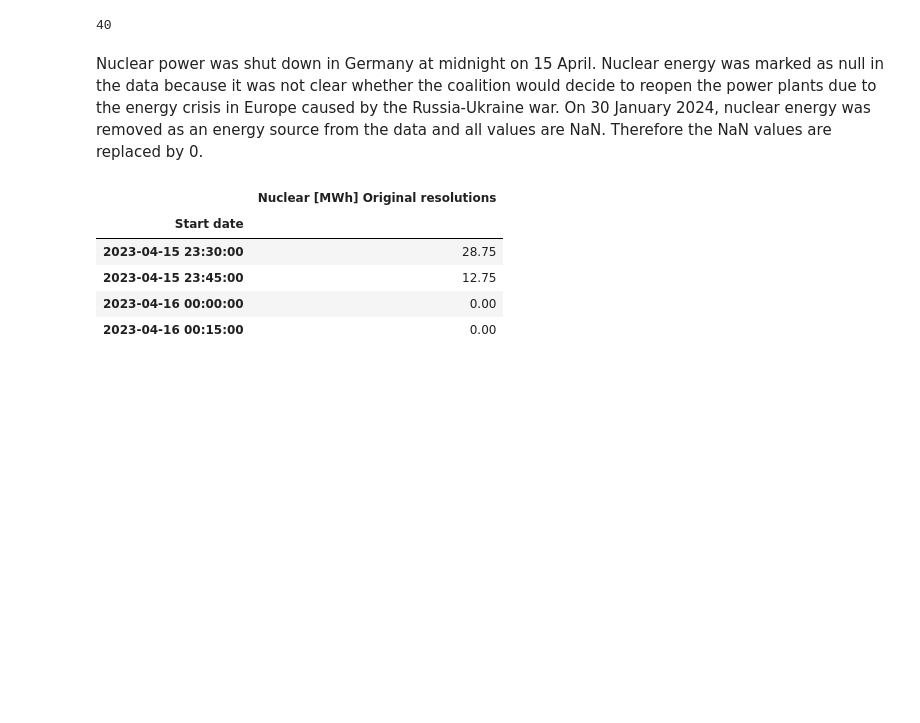
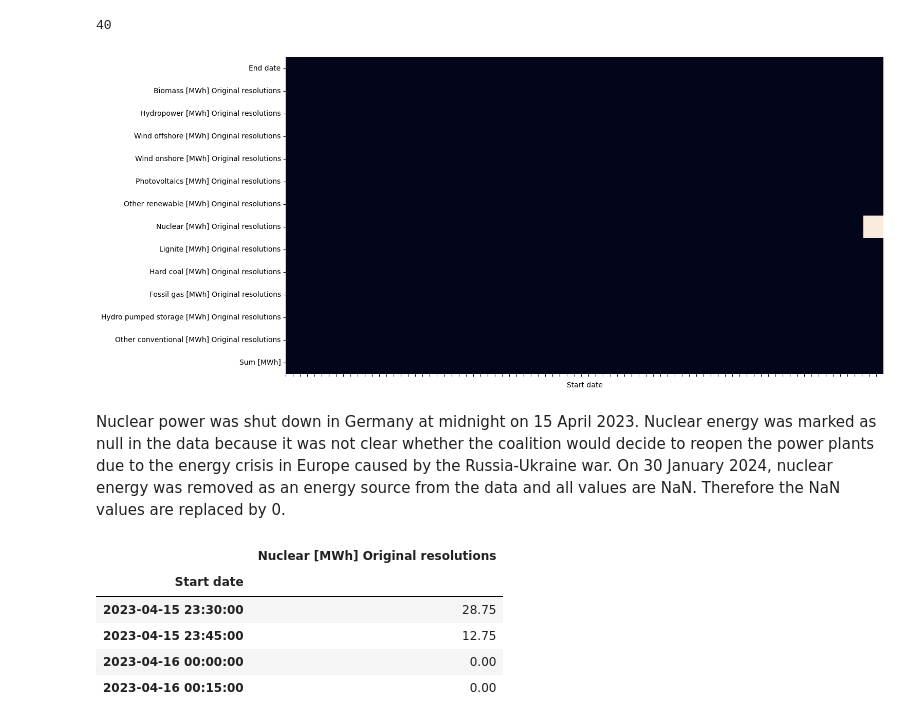
Before and after one commit to bennymiddel/Public, a Jupyter notebook: notebooks/01-data-loading-cleaning.ipynb, the cells around one changed output. Drawn from its saved outputs; the diff is of its cells as text; code cells hidden in the pictures; blank space fills up the shorter version.

```diff
--- a/notebooks/01-data-loading-cleaning.ipynb
+++ b/notebooks/01-data-loading-cleaning.ipynb
@@ -215,14 +215,16 @@ print(len(missing_dates_Generation))
 # %% [output]
 40
 # %%
-# plt.figure(figsize=(15,8))
+plt.figure(figsize=(15,8))
 
-# ax = sns.heatmap(Generation.isna().T,cbar=False)
-# ax.set(xticklabels=[])
+ax = sns.heatmap(Generation.isna().T,cbar=False)
+ax.set(xticklabels=[])
 
-# plt.show()
+plt.show()
+# %% [output]
+[figure, added]
 # %% [markdown]
-Nuclear power was shut down in Germany at midnight on 15 April. Nuclear energy was marked as null in the data because it was not clear whether the coalition would decide to reopen the power plants due to the energy crisis in Europe caused by the Russia-Ukraine war. On 30 January 2024, nuclear energy was removed as an energy source from the data and all values are NaN. Therefore the NaN values are replaced by 0.
+Nuclear power was shut down in Germany at midnight on 15 April 2023. Nuclear energy was marked as null in the data because it was not clear whether the coalition would decide to reopen the power plants due to the energy crisis in Europe caused by the Russia-Ukraine war. On 30 January 2024, nuclear energy was removed as an energy source from the data and all values are NaN. Therefore the NaN values are replaced by 0.
 # %%
 Generation['Nuclear [MWh] Original resolutions'] = Generation['Nuclear [MWh] Original resolutions'].fillna(0)
 # %%
```
Also changed, not shown: parts of 12 cells of this notebook, 1 other file.
